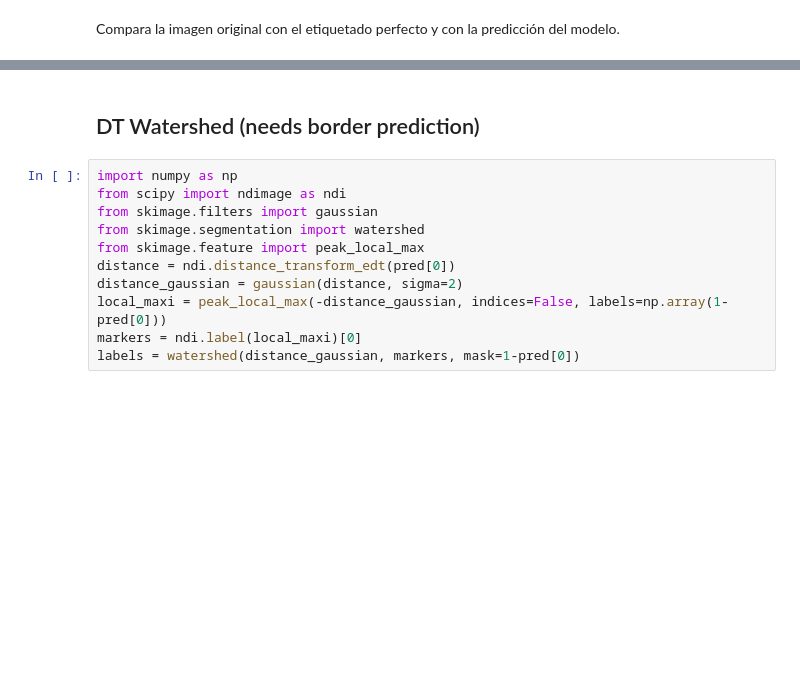
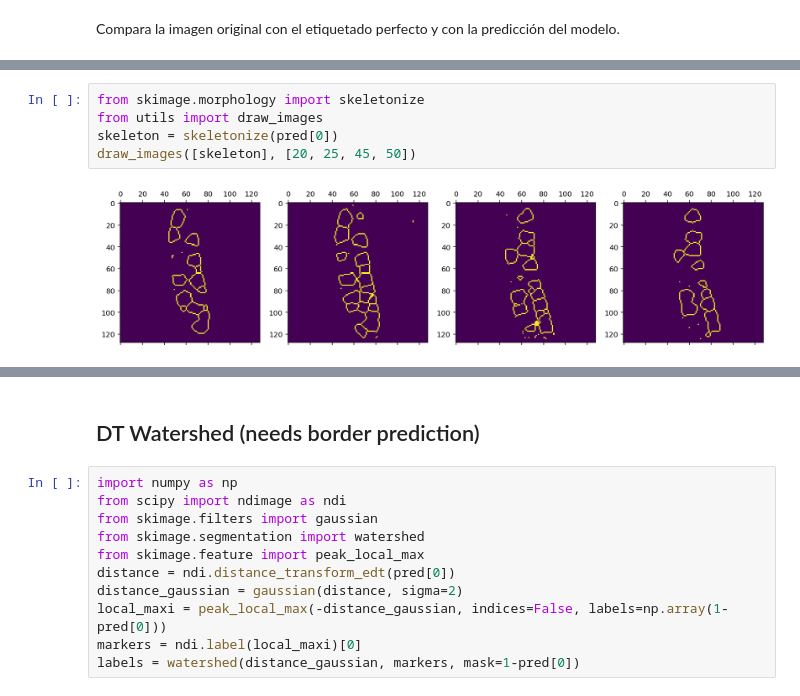
Before and after one commit to Orzzet/3d-cell-segmentation, a Jupyter notebook: 2_Infe.ipynb, the cells around one changed output, grey strips where cells are left out. Cells and saved outputs as stored; diff of their text form; blank space fills up the shorter version.

```diff
--- a/2_Infe.ipynb
+++ b/2_Infe.ipynb
@@ -83 +97,8 @@ tensor([[0.9805, 0.7144]])
 [figure]
+# %%
+from skimage.morphology import skeletonize
+from utils import draw_images
+skeleton = skeletonize(pred[0])
+draw_images([skeleton], [20, 25, 45, 50])
+# %% [output]
+[figure, added]
```
Also changed, not shown: parts of 15 cells of this notebook, 8 other files.
